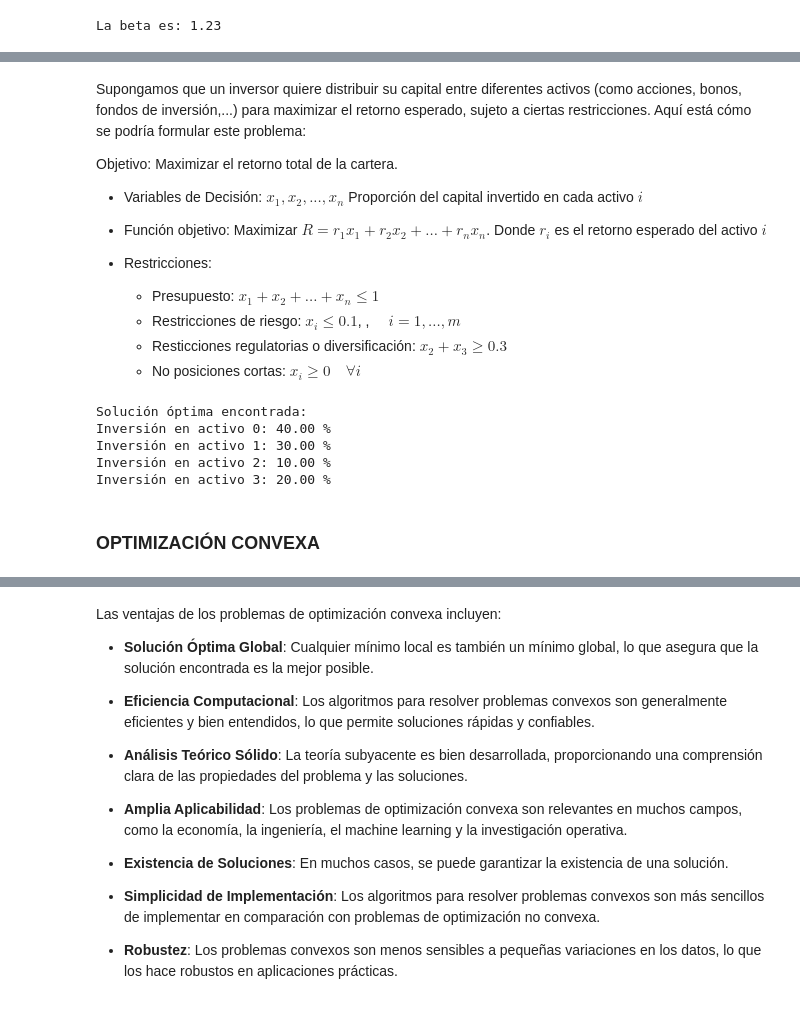
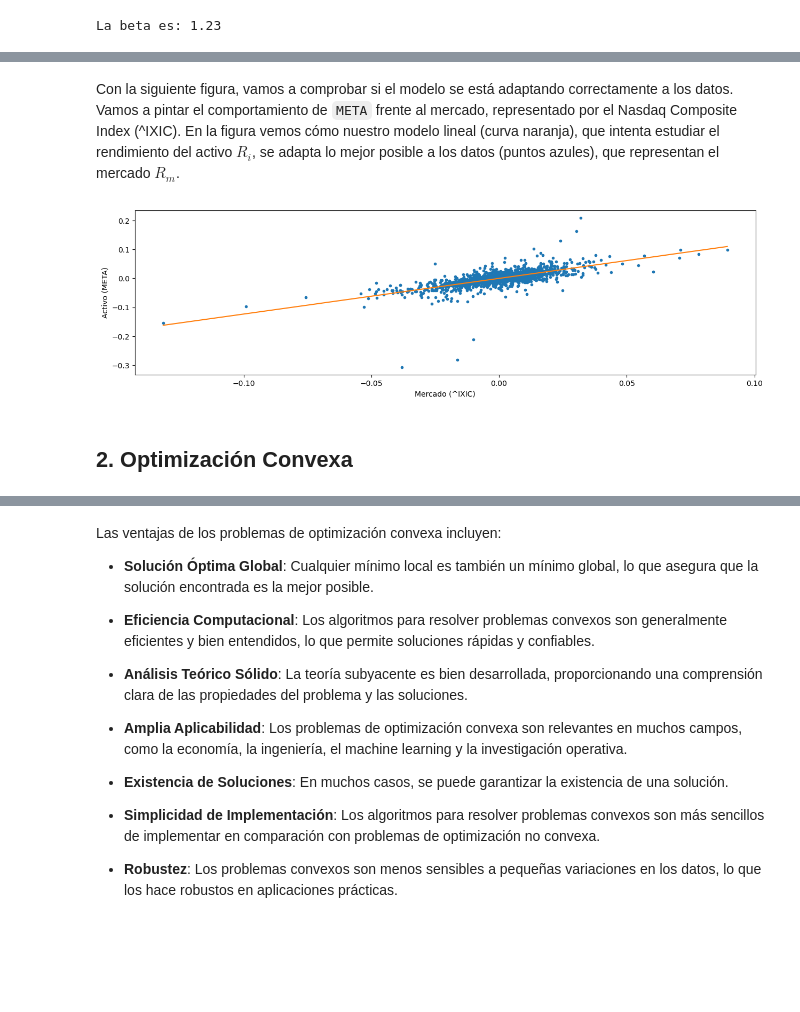
Before and after one commit to alfonso-santos/microcredencial-carteras-python-2023, a Jupyter notebook: Tema_3_Markowitz/src/optimizacion-Intro.ipynb, the cells around one changed output, grey strips where cells are left out. Drawn from its saved outputs; the diff is of its cells as text; code cells hidden in the pictures; blank space fills up the shorter version.

```diff
--- a/Tema_3_Markowitz/src/optimizacion-Intro.ipynb
+++ b/Tema_3_Markowitz/src/optimizacion-Intro.ipynb
@@ -127,6 +144,7 @@ model = sm.OLS(y, X1)
 # fit model and print results
 results = model.fit()
 
+alpha = results.params.iloc[0]
 beta = results.params.iloc[1]
 print(f'La beta es: {beta:.2f}')
 # %% [output]
@@ -151,55 +157,16 @@ No existe solución analítica pero existen algoritmos y programas muy eficiente
-# %% [markdown]
-Supongamos que un inversor quiere distribuir su capital entre diferentes activos (como acciones, bonos, fondos de inversión,...) para maximizar el retorno esperado, sujeto a ciertas restricciones. Aquí está cómo se podría formular este problema:
-
-Objetivo:
-Maximizar el retorno total de la cartera.
-
-- Variables de Decisión: $x_1, x_2, ..., x_n$ Proporción del capital invertido en cada activo $i$
-
-- Función objetivo: Maximizar $R = r_1x_1+r_2x_2+...+r_nx_n$. Donde $r_i$ es el retorno esperado del activo $i$
-
-- Restricciones:
-
-    - Presupuesto: $x_1+x_2+...+x_n \leq 1$
-    - Restricciones de riesgo: $x_i \leq 0.1$, , $\quad i= 1,...,m$
-    - Resticciones regulatorias o diversificación: $x_2+x_3 \geq 0.3$
-    - No posiciones cortas: $x_i \geq 0 \quad \forall i$
-# %%
-from scipy.optimize import linprog
-
-# Ejemplo de datos
-retornos = [0.12, 0.10, 0.08, 0.14]  # Retornos esperados de los activos
-limites_superiores = [0.4, 0.3, 0.3, 0.2]  # Límites en la inversión por activo
-n = len(retornos)  # Número de activos
-
-# Cambio de signo en la función objetivo para maximizar
-c = [-r for r in retornos]
-
-# Matriz de restricciones y vector de límites
-A_eq = [[1] * n]
-b_eq = [1]
-
-# Límites para cada variable
-x_bounds = [(0, limites_superiores[i]) for i in range(n)]
-
-# Resolver el problema
-res = linprog(c, A_eq=A_eq, b_eq=b_eq, bounds=x_bounds, method='highs')
-
-# Resultados
-if res.success:
-    print("Solución óptima encontrada:")
-    for i in range(n):
-        print(f"Inversión en activo {i}: {100*res.x[i]:.2f} %")
-else:
-    print("No se encontró una solución óptima.")
-# %% [output]
-Solución óptima encontrada:
-Inversión en activo 0: 40.00 %
-Inversión en activo 1: 30.00 %
-Inversión en activo 2: 10.00 %
-Inversión en activo 3: 20.00 %
-# %% [markdown]
-### **OPTIMIZACIÓN CONVEXA**
+# %% [markdown]
+Con la siguiente figura, vamos a comprobar si el modelo se está adaptando correctamente a los datos. Vamos a pintar el comportamiento de `META` frente al mercado, representado por el Nasdaq Composite Index (^IXIC). En la figura vemos cómo nuestro modelo lineal (curva naranja), que intenta estudiar el rendimiento del activo $R_i$, se adapta lo mejor posible a los datos (puntos azules), que representan el mercado $R_m$.
+# %%
+plt.figure(figsize=(15, 4))
+plt.plot(X, y, '.')
+plt.plot([X.min(), X.max()], [alpha + beta*X.min(), alpha + beta*X.max()])
+plt.xlabel("Mercado (^IXIC)")
+plt.ylabel("Activo (META)")
+plt.show()
+# %% [output]
+[figure, added]
+# %% [markdown]
+## 2. Optimización Convexa
 # %% [markdown]
 <div style="text-align: center;">
     <img src="../imgs/no-convexo.PNG" alt="Primera Imagen" width="350" height="250" style="float: left; margin-right: 10px; border: 2px solid black;" />
```
Also changed, not shown: parts of 29 cells of this notebook, 9 other files.
